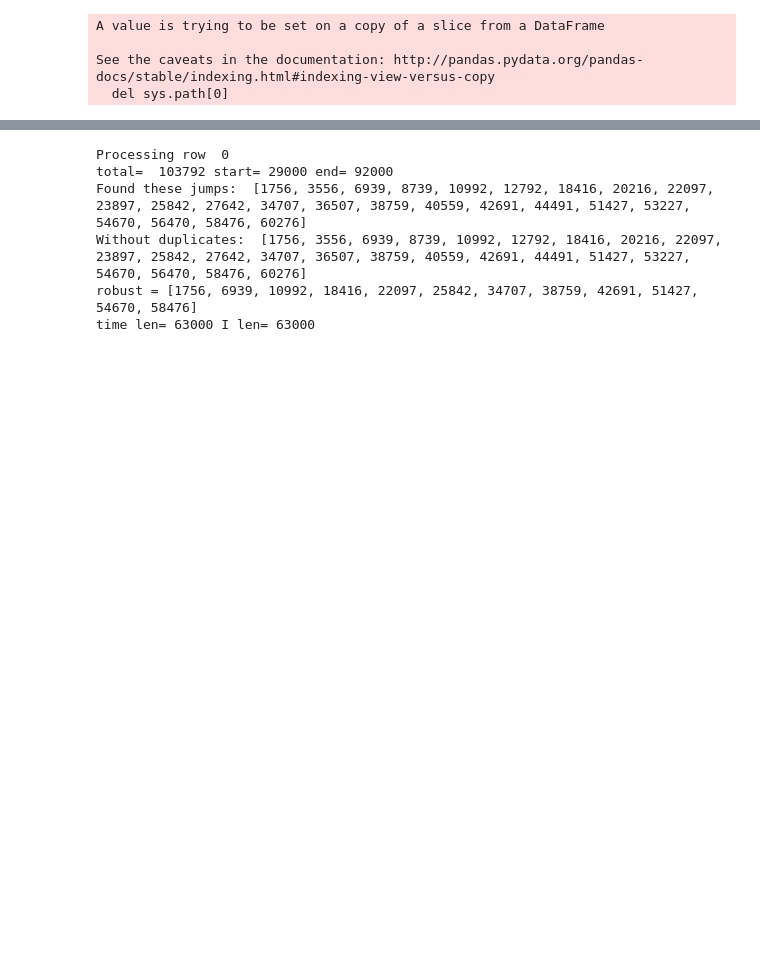
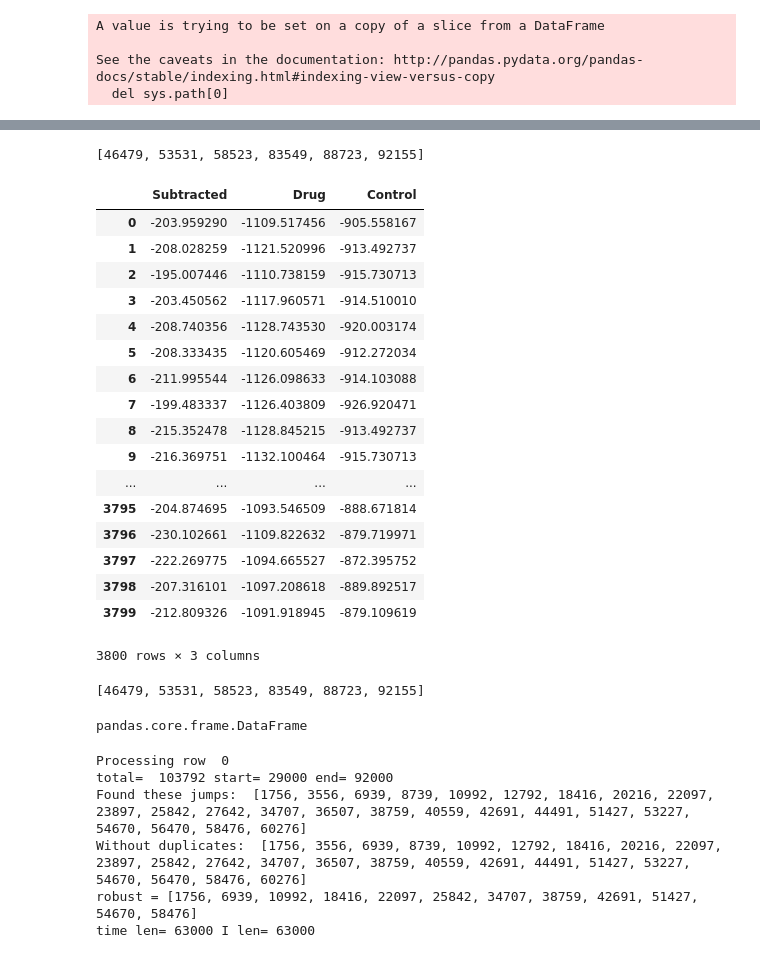
Before and after one commit to KullmannLab/AMPA_Synaptopathies, a Jupyter notebook: AMPAtraceProcessing_May9.ipynb, the cells around one changed output, grey strips where cells are left out. Cells and saved outputs as stored; diff of their text form; code cells hidden in the pictures; blank space fills up the shorter version.

```diff
--- a/AMPAtraceProcessing_May9.ipynb
+++ b/AMPAtraceProcessing_May9.ipynb
@@ -74,3 +136,52 @@ class Cell:
+# %%
+
+
+
+def save_ramp_data(filename, I, time, subtracted, c_ramp_starts, d_ramp_starts):
+    # dump the 3 different ramps into a CSV and save it
+    # Need to use the ramp starts to pull out the full value of the ramp
+
+    sub = pd.DataFrame(subtracted, columns=['Subtracted'])
+    drug = pd.DataFrame(average_ramps(I, d_ramp_starts), columns=['Drug'])
+    con = pd.DataFrame(average_ramps(I, c_ramp_starts), columns=['Control'])
+    rampsSummary = pd.concat([sub, drug, con], axis=1)
+    save_as = filename + 'RampSummary.csv'
+    rampsSummary.to_csv(save_as)
+    return rampsSummary
+
+
+# Workflow to process a single cell
+
+
+save_ramp_data(filename, I, time, subtracted, c_ramp_starts, d_ramp_starts)
+# %% [output]
+[46479, 53531, 58523, 83549, 88723, 92155]
+|  | Subtracted | Drug | Control |
+| 0 | -203.959290 | -1109.517456 | -905.558167 |
+| 1 | -208.028259 | -1121.520996 | -913.492737 |
+| 2 | -195.007446 | -1110.738159 | -915.730713 |
+| 3 | -203.450562 | -1117.960571 | -914.510010 |
+| 4 | -208.740356 | -1128.743530 | -920.003174 |
+| 5 | -208.333435 | -1120.605469 | -912.272034 |
+| 6 | -211.995544 | -1126.098633 | -914.103088 |
+| 7 | -199.483337 | -1126.403809 | -926.920471 |
+| 8 | -215.352478 | -1128.845215 | -913.492737 |
+| 9 | -216.369751 | -1132.100464 | -915.730713 |
+| ... | ... | ... | ... |
+| 3795 | -204.874695 | -1093.546509 | -888.671814 |
+| 3796 | -230.102661 | -1109.822632 | -879.719971 |
+| 3797 | -222.269775 | -1094.665527 | -872.395752 |
+| 3798 | -207.316101 | -1097.208618 | -889.892517 |
+| 3799 | -212.809326 | -1091.918945 | -879.109619 |
+3800 rows × 3 columns
+# %%
+d_ramp_starts
+# %% [output]
+[46479, 53531, 58523, 83549, 88723, 92155]
+# %%
+type(pd.DataFrame(subtracted))
+# %% [output]
+pandas.core.frame.DataFrame
 # %%
 # This needs refactoring
 # Break into Process Cell independent of Batch process
```
Also changed, not shown: parts of 9 cells of this notebook.
